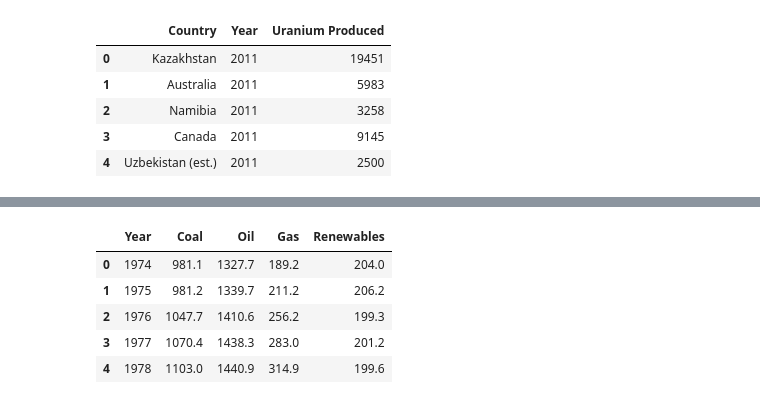
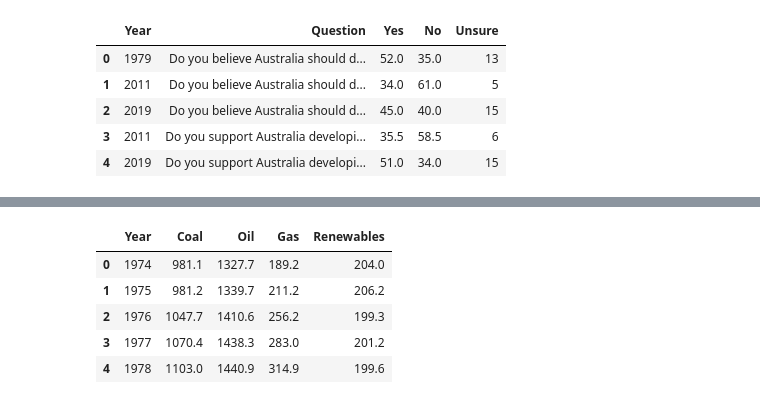
Before and after one commit to Wjjay/assignment2, a Jupyter notebook: data/wrangler.ipynb, the cells around one changed output, grey strips where cells are left out. Saved outputs shown, nothing was run; the diff lists cells and outputs as text; code cells hidden in the pictures.

```diff
--- a/data/wrangler.ipynb
+++ b/data/wrangler.ipynb
@@ -1,13 +1,13 @@
 # %%
 import pandas as pd
 
-u = pd.read_csv("uranium_production.csv")
+u = pd.read_csv("nuclear_perception.csv")
 u.head()
 # %% [output]
-|  | Country | Year | Uranium Produced |
-| 0 | Kazakhstan | 2011 | 19451 |
-| 1 | Australia | 2011 | 5983 |
-| 2 | Namibia | 2011 | 3258 |
-| 3 | Canada | 2011 | 9145 |
-| 4 | Uzbekistan (est.) | 2011 | 2500 |
+|  | Year | Question | Yes | No | Unsure |
+| 0 | 1979 | Do you believe Australia should d... | 52.0 | 35.0 | 13 |
+| 1 | 2011 | Do you believe Australia should d... | 34.0 | 61.0 | 5 |
+| 2 | 2019 | Do you believe Australia should d... | 45.0 | 40.0 | 15 |
+| 3 | 2011 | Do you support Australia developi... | 35.5 | 58.5 | 6 |
+| 4 | 2019 | Do you support Australia developi... | 51.0 | 34.0 | 15 |
 # %%
```
Also changed, not shown: parts of 10 cells of this notebook, 15 other files.
